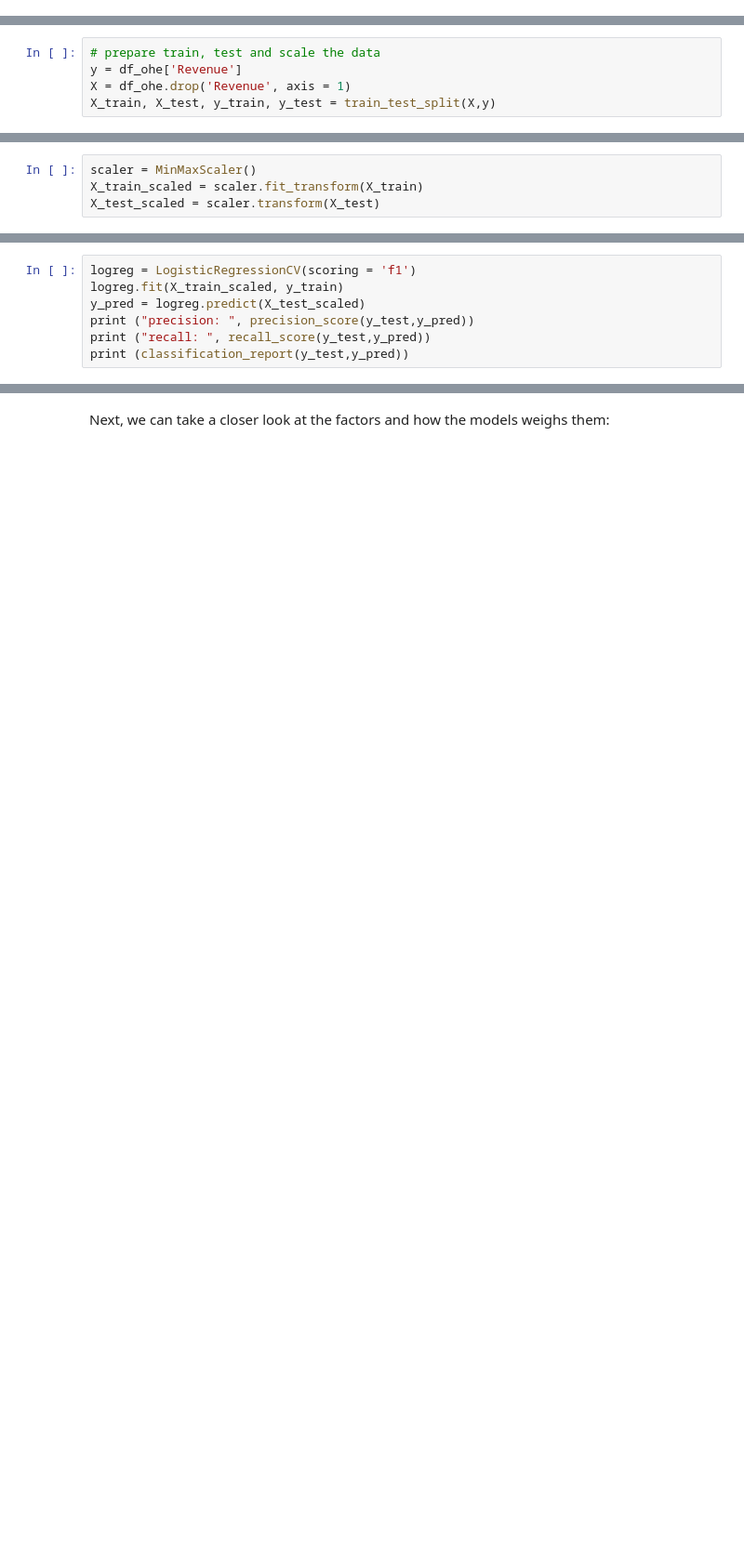
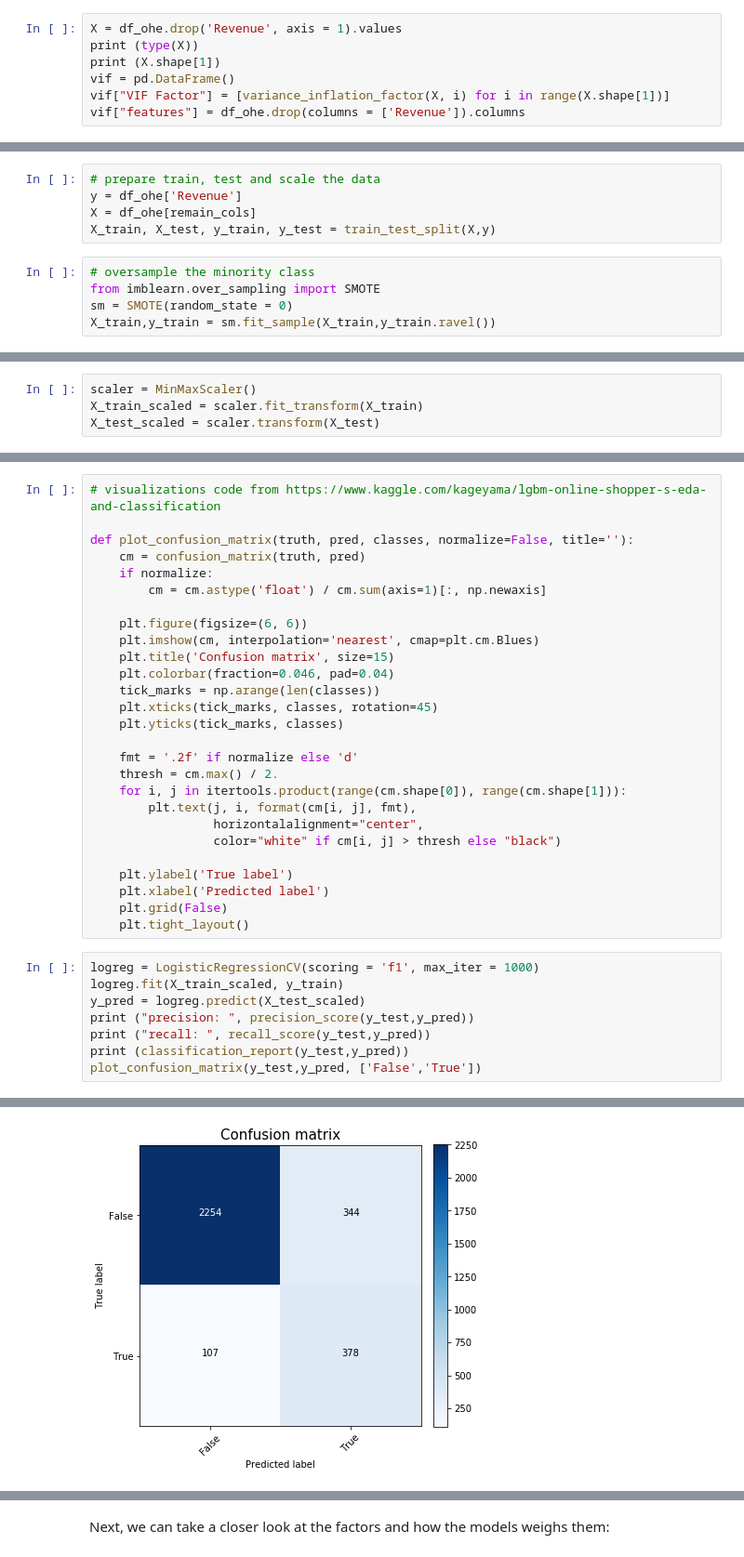
Before and after one commit to teijag/consumer_intention, a Jupyter notebook: intention prediction.ipynb, the cells around one changed output, grey strips where cells are left out. Shown at 93% size. Cells and saved outputs as stored; diff of their text form; blank space fills up the shorter version.

```diff
--- a/intention prediction.ipynb
+++ b/intention prediction.ipynb
@@ -182,0 +283,7 @@ Index(['Administrative', 'Administrative_Duration', 'Informational',
+# %%
+X = df_ohe.drop('Revenue', axis = 1).values
+print (type(X))
+print (X.shape[1])
+vif = pd.DataFrame()
+vif["VIF Factor"] = [variance_inflation_factor(X, i) for i in range(X.shape[1])]
+vif["features"] = df_ohe.drop(columns = ['Revenue']).columns
@@ -183,5 +352,10 @@ Index(['Administrative', 'Administrative_Duration', 'Informational',
 # %%
 # prepare train, test and scale the data
 y = df_ohe['Revenue']
-X = df_ohe.drop('Revenue', axis = 1)
+X = df_ohe[remain_cols]
 X_train, X_test, y_train, y_test = train_test_split(X,y)
+# %%
+# oversample the minority class
+from imblearn.over_sampling import SMOTE
+sm = SMOTE(random_state = 0)
+X_train,y_train = sm.fit_sample(X_train,y_train.ravel())
@@ -192,8 +374,36 @@ X_test_scaled = scaler.transform(X_test)
+# %%
+# visualizations code from https://www.kaggle.com/kageyama/lgbm-online-shopper-s-eda-and-classification
+
+def plot_confusion_matrix(truth, pred, classes, normalize=False, title=''):
+    cm = confusion_matrix(truth, pred)
+    if normalize:
+        cm = cm.astype('float') / cm.sum(axis=1)[:, np.newaxis]
+
+    plt.figure(figsize=(6, 6))
+    plt.imshow(cm, interpolation='nearest', cmap=plt.cm.Blues)
+    plt.title('Confusion matrix', size=15)
+    plt.colorbar(fraction=0.046, pad=0.04)
+    tick_marks = np.arange(len(classes))
+    plt.xticks(tick_marks, classes, rotation=45)
+    plt.yticks(tick_marks, classes)
+
+    fmt = '.2f' if normalize else 'd'
+    thresh = cm.max() / 2.
+    for i, j in itertools.product(range(cm.shape[0]), range(cm.shape[1])):
+        plt.text(j, i, format(cm[i, j], fmt),
+                 horizontalalignment="center",
+                 color="white" if cm[i, j] > thresh else "black")
+
+    plt.ylabel('True label')
+    plt.xlabel('Predicted label')
+    plt.grid(False)
+    plt.tight_layout()
 # %%
-logreg = LogisticRegressionCV(scoring = 'f1')
+logreg = LogisticRegressionCV(scoring = 'f1', max_iter = 1000)
 logreg.fit(X_train_scaled, y_train)
 y_pred = logreg.predict(X_test_scaled)
 print ("precision: ", precision_score(y_test,y_pred))
 print ("recall: ", recall_score(y_test,y_pred))
 print (classification_report(y_test,y_pred))
+plot_confusion_matrix(y_test,y_pred, ['False','True'])
 # %% [output]
@@ -210,3 +420,4 @@ weighted avg       0.88      0.89      0.87      3083
+[figure, added]
 # %%
 rfc = RandomForestClassifier(n_estimators = 100)
 rfc.fit(X_train_scaled, y_train)
```
Also changed, not shown: parts of 30 cells of this notebook.
